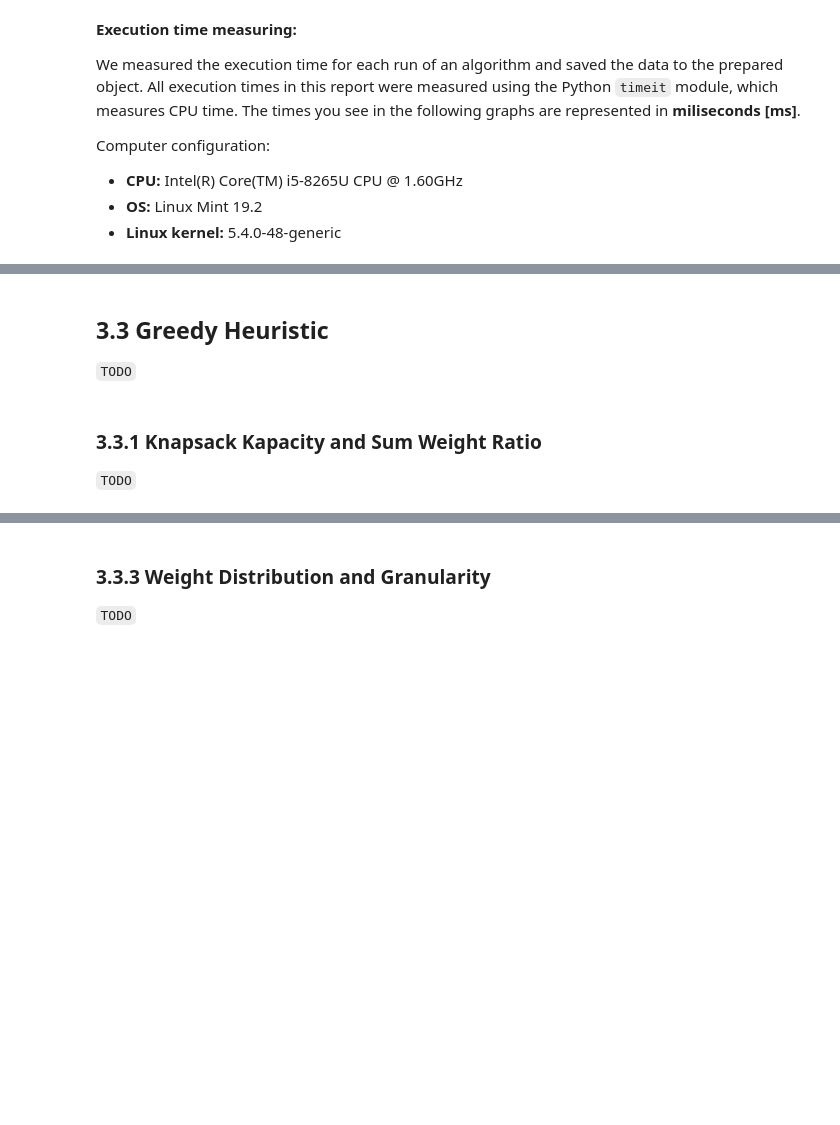
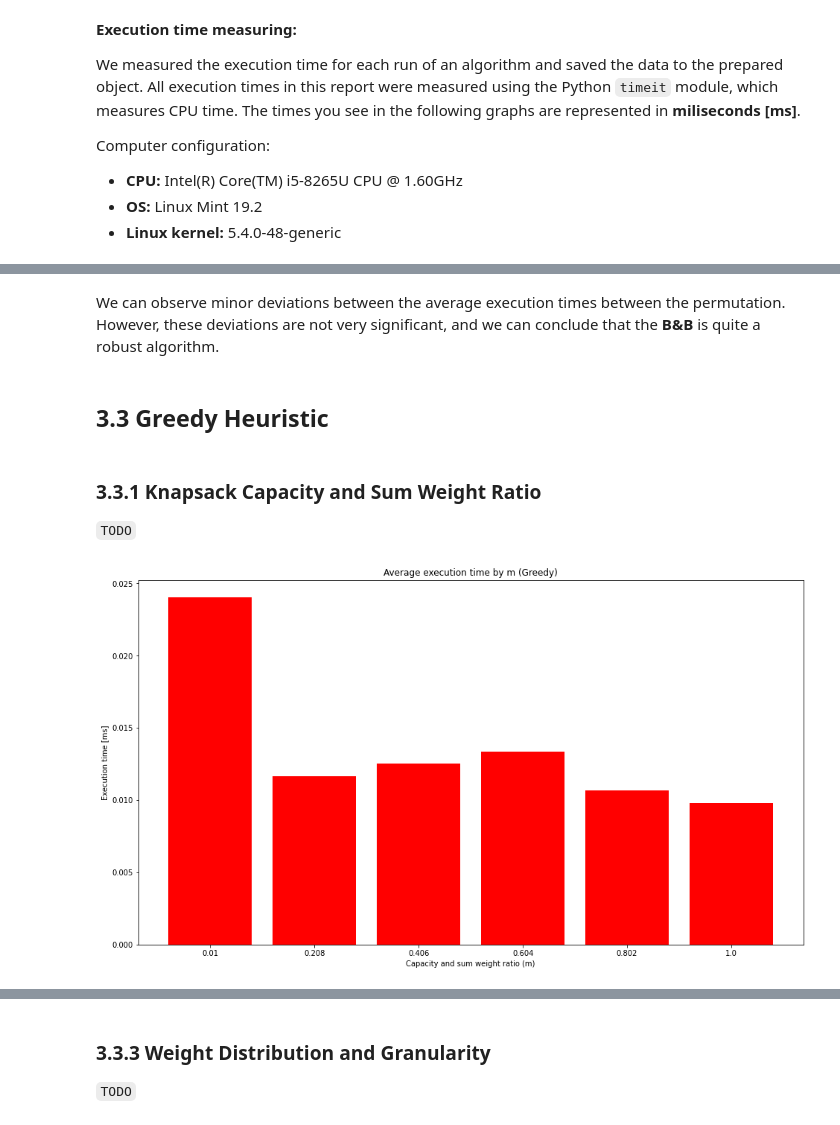
Before and after one commit to patrotom/combinatorial-optimization-problems, a Jupyter notebook: experimental_evaluation/notebooks/experimental_evaluation.ipynb, the cells around one changed output, grey strips where cells are left out. Drawn from its saved outputs; the diff is of its cells as text; code cells hidden in the pictures; blank space fills up the shorter version.

```diff
--- a/experimental_evaluation/notebooks/experimental_evaluation.ipynb
+++ b/experimental_evaluation/notebooks/experimental_evaluation.ipynb
@@ -429,8 +509,14 @@ plt.show()
+# %% [markdown]
+We can observe minor deviations between the average execution times between the permutation. However, these deviations are not very significant, and we can conclude that the **B&B** is quite a robust algorithm.
 # %% [markdown]
 ## 3.3 Greedy Heuristic
-
-`TODO`
 # %% [markdown]
-### 3.3.1 Knapsack Kapacity and Sum Weight Ratio
+### 3.3.1 Knapsack Capacity and Sum Weight Ratio
 
 `TODO`
+# %%
+m_data, m_data_r = m_gen(gen_opts, "gh", rel_err=True)
+plt = m_graph(m_data, "Greedy")
+plt.show()
+# %% [output]
+[figure, added]
```
Also changed, not shown: parts of 45 cells of this notebook.
